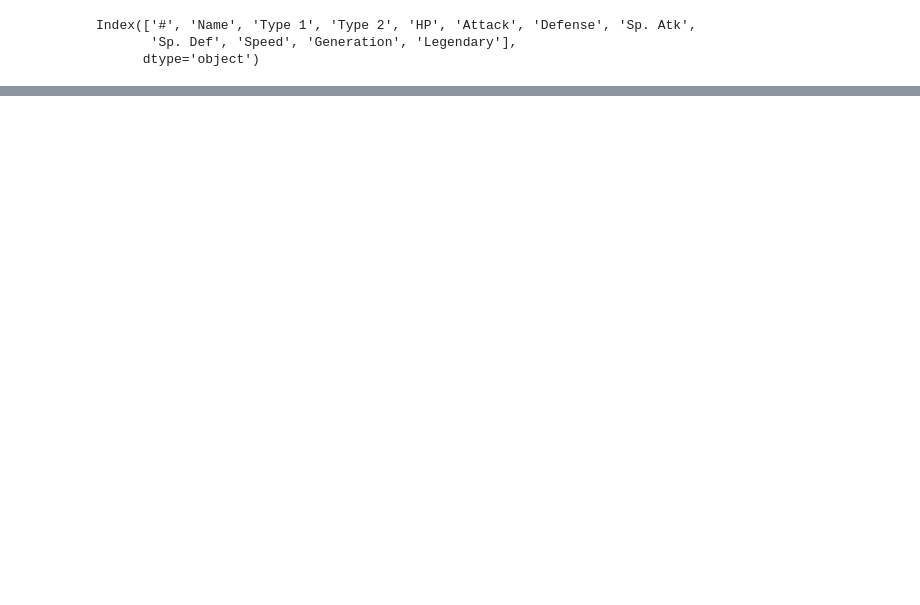
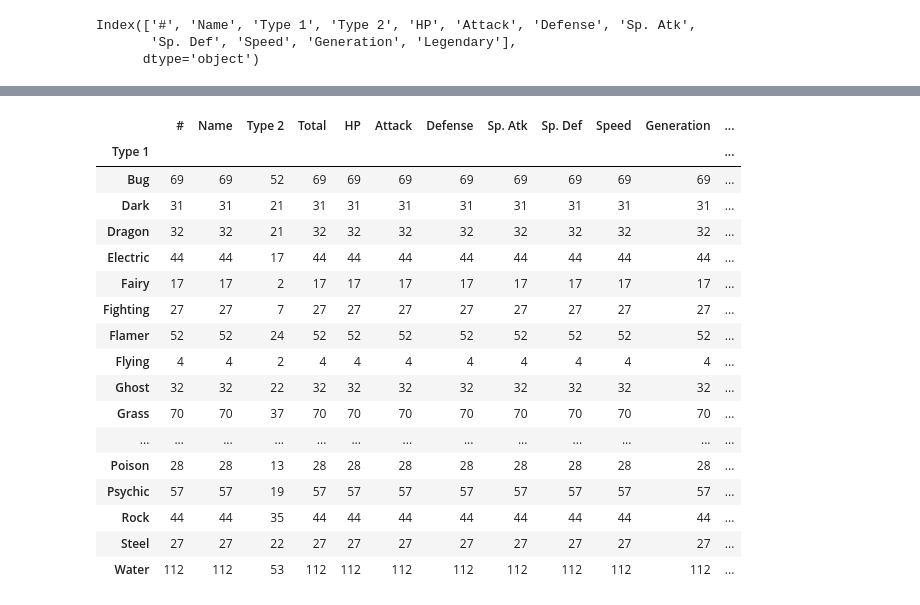
Before and after one commit to ujjukumar/Exploring-Pokemon-cards-using-pandas, a Jupyter notebook: Pandas_tutorial.ipynb, the cells around one changed output, grey strips where cells are left out. Saved outputs shown, nothing was run; the diff lists cells and outputs as text; code cells hidden in the pictures; blank space fills up the shorter version.

```diff
--- a/Pandas_tutorial.ipynb
+++ b/Pandas_tutorial.ipynb
@@ -47,0 +139,10 @@ Index(['#', 'Name', 'Type 1', 'Type 2', 'HP', 'Attack', 'Defense', 'Sp. Atk',
+# %%
+# Adding new column to df
+
+df['Total'] = df.iloc[:, 4:10].sum(axis=1)
+# %%
+cols = df.columns.to_list()
+
+cols = cols[:4] + [cols[-1]] + cols[4:12]
+
+df = df[cols]
@@ -48 +251,5 @@ Index(['#', 'Name', 'Type 1', 'Type 2', 'HP', 'Attack', 'Defense', 'Sp. Atk',
+# %%
+# Replacing values
+
+df.loc[df['Type 1'] == 'Fire', 'Type 1'] = 'Flamer'
 # %%
@@ -62,0 +315,21 @@ Name: Name, Length: 800, dtype: object
+# %%
+df.groupby('Type 1').count()
+# %% [output]
+|  | # | Name | Type 2 | Total | HP | Attack | Defense | Sp. Atk | Sp. Def | Speed | Generation | ... |
+| Type 1 |  |  |  |  |  |  |  |  |  |  |  | ... |
+| Bug | 69 | 69 | 52 | 69 | 69 | 69 | 69 | 69 | 69 | 69 | 69 | ... |
+| Dark | 31 | 31 | 21 | 31 | 31 | 31 | 31 | 31 | 31 | 31 | 31 | ... |
+| Dragon | 32 | 32 | 21 | 32 | 32 | 32 | 32 | 32 | 32 | 32 | 32 | ... |
+| Electric | 44 | 44 | 17 | 44 | 44 | 44 | 44 | 44 | 44 | 44 | 44 | ... |
+| Fairy | 17 | 17 | 2 | 17 | 17 | 17 | 17 | 17 | 17 | 17 | 17 | ... |
+| Fighting | 27 | 27 | 7 | 27 | 27 | 27 | 27 | 27 | 27 | 27 | 27 | ... |
+| Flamer | 52 | 52 | 24 | 52 | 52 | 52 | 52 | 52 | 52 | 52 | 52 | ... |
+| Flying | 4 | 4 | 2 | 4 | 4 | 4 | 4 | 4 | 4 | 4 | 4 | ... |
+| Ghost | 32 | 32 | 22 | 32 | 32 | 32 | 32 | 32 | 32 | 32 | 32 | ... |
+| Grass | 70 | 70 | 37 | 70 | 70 | 70 | 70 | 70 | 70 | 70 | 70 | ... |
+| ... | ... | ... | ... | ... | ... | ... | ... | ... | ... | ... | ... | ... |
+| Poison | 28 | 28 | 13 | 28 | 28 | 28 | 28 | 28 | 28 | 28 | 28 | ... |
+| Psychic | 57 | 57 | 19 | 57 | 57 | 57 | 57 | 57 | 57 | 57 | 57 | ... |
+| Rock | 44 | 44 | 35 | 44 | 44 | 44 | 44 | 44 | 44 | 44 | 44 | ... |
+| Steel | 27 | 27 | 22 | 27 | 27 | 27 | 27 | 27 | 27 | 27 | 27 | ... |
+| Water | 112 | 112 | 53 | 112 | 112 | 112 | 112 | 112 | 112 | 112 | 112 | ... |
```
Also changed, not shown: parts of 19 cells of this notebook.
